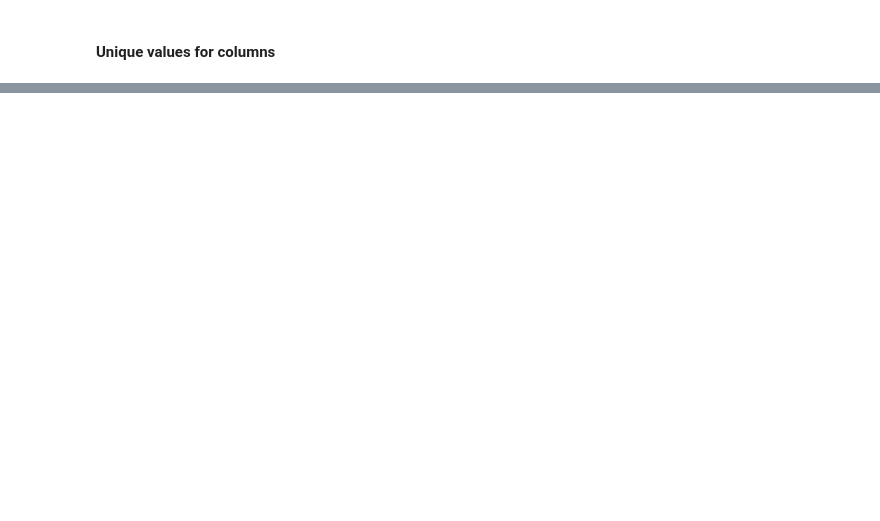
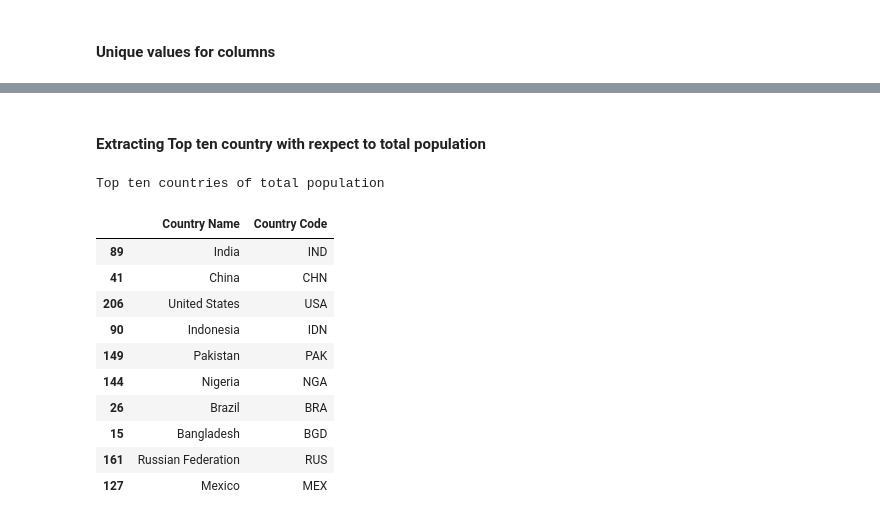
Before and after one commit to KhanS0hail/DS_TASK_01, a Jupyter notebook: Task_01.ipynb, the cells around one changed output, grey strips where cells are left out. Saved outputs shown, nothing was run; the diff lists cells and outputs as text; code cells hidden in the pictures; blank space fills up the shorter version.

```diff
--- a/Task_01.ipynb
+++ b/Task_01.ipynb
@@ -157,0 +158,26 @@ print("\n No. of Unique Country",df_copy["Country Name"].nunique())
+# %% [markdown]
+#### Extracting Top ten country with rexpect to total population
+# %%
+# Filter data for total population
+total_population_data = df[df['Series Code'] == 'SP.POP.TOTL']
+
+# Sort data based on the total population for 2022
+total_population_sorted = total_population_data.sort_values(by="2022", ascending=False)
+
+# Get the top ten countries with the highest total population for 2022
+total_top_ten_countries = total_population_sorted.head(10)
+print("Top ten countries of total population\n")
+total_top_ten_countries[['Country Name','Country Code']]
+# %% [output]
+Top ten countries of total population
+|  | Country Name | Country Code |
+| 89 | India | IND |
+| 41 | China | CHN |
+| 206 | United States | USA |
+| 90 | Indonesia | IDN |
+| 149 | Pakistan | PAK |
+| 144 | Nigeria | NGA |
+| 26 | Brazil | BRA |
+| 15 | Bangladesh | BGD |
+| 161 | Russian Federation | RUS |
+| 127 | Mexico | MEX |
```
Also changed, not shown: parts of 19 cells of this notebook, 4 other files.
